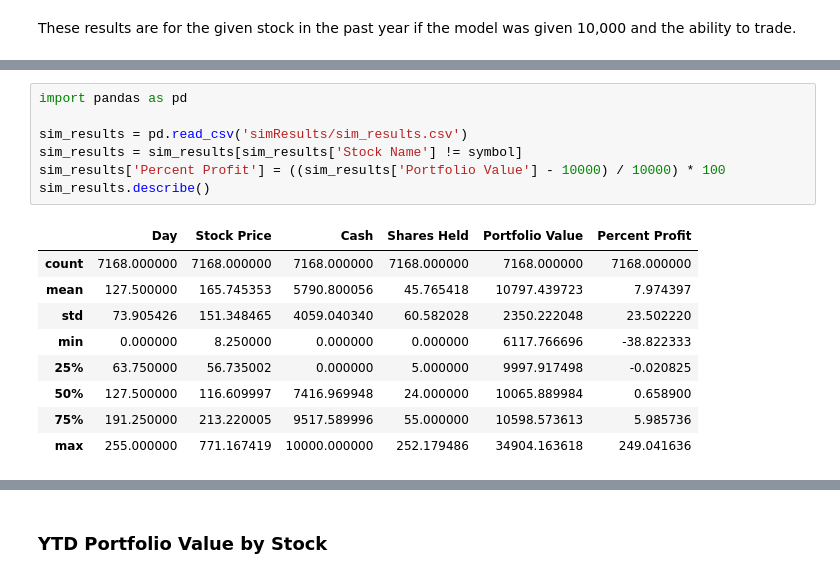
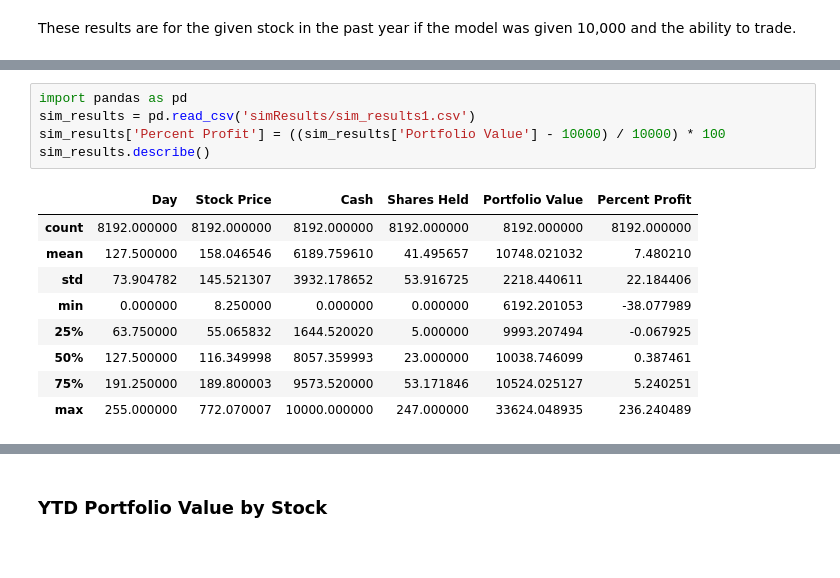
Before and after one commit to uniquedapoet/StockTradingModel, a Jupyter notebook: Stock_Trading_Model_Report.ipynb, the cells around one changed output, grey strips where cells are left out. Drawn from its saved outputs; the diff is of its cells as text.

```diff
--- a/Stock_Trading_Model_Report.ipynb
+++ b/Stock_Trading_Model_Report.ipynb
@@ -205,21 +202,19 @@ The model was tested on the 18 following **S&P 500** stocks, representing a mix
 This selection was crafted to challenge the model with stocks that exhibit various market behaviors, ensuring that the results reflect performance across a wide range of scenarios.
 # %%
 import pandas as pd
-
-sim_results = pd.read_csv('simResults/sim_results.csv')
-sim_results = sim_results[sim_results['Stock Name'] != symbol]
+sim_results = pd.read_csv('simResults/sim_results1.csv')
 sim_results['Percent Profit'] = ((sim_results['Portfolio Value'] - 10000) / 10000) * 100
 sim_results.describe()
 # %% [output]
 |  | Day | Stock Price | Cash | Shares Held | Portfolio Value | Percent Profit |
-| count | 7168.000000 | 7168.000000 | 7168.000000 | 7168.000000 | 7168.000000 | 7168.000000 |
-| mean | 127.500000 | 165.745353 | 5790.800056 | 45.765418 | 10797.439723 | 7.974397 |
-| std | 73.905426 | 151.348465 | 4059.040340 | 60.582028 | 2350.222048 | 23.502220 |
-| min | 0.000000 | 8.250000 | 0.000000 | 0.000000 | 6117.766696 | -38.822333 |
-| 25% | 63.750000 | 56.735002 | 0.000000 | 5.000000 | 9997.917498 | -0.020825 |
-| 50% | 127.500000 | 116.609997 | 7416.969948 | 24.000000 | 10065.889984 | 0.658900 |
-| 75% | 191.250000 | 213.220005 | 9517.589996 | 55.000000 | 10598.573613 | 5.985736 |
-| max | 255.000000 | 771.167419 | 10000.000000 | 252.179486 | 34904.163618 | 249.041636 |
+| count | 8192.000000 | 8192.000000 | 8192.000000 | 8192.000000 | 8192.000000 | 8192.000000 |
+| mean | 127.500000 | 158.046546 | 6189.759610 | 41.495657 | 10748.021032 | 7.480210 |
+| std | 73.904782 | 145.521307 | 3932.178652 | 53.916725 | 2218.440611 | 22.184406 |
+| min | 0.000000 | 8.250000 | 0.000000 | 0.000000 | 6192.201053 | -38.077989 |
+| 25% | 63.750000 | 55.065832 | 1644.520020 | 5.000000 | 9993.207494 | -0.067925 |
+| 50% | 127.500000 | 116.349998 | 8057.359993 | 23.000000 | 10038.746099 | 0.387461 |
+| 75% | 191.250000 | 189.800003 | 9573.520000 | 53.171846 | 10524.025127 | 5.240251 |
+| max | 255.000000 | 772.070007 | 10000.000000 | 247.000000 | 33624.048935 | 236.240489 |
 # %% [markdown]
 ### Model Performance Summary
 
```
Also changed, not shown: parts of 16 cells of this notebook, 8 other files.
